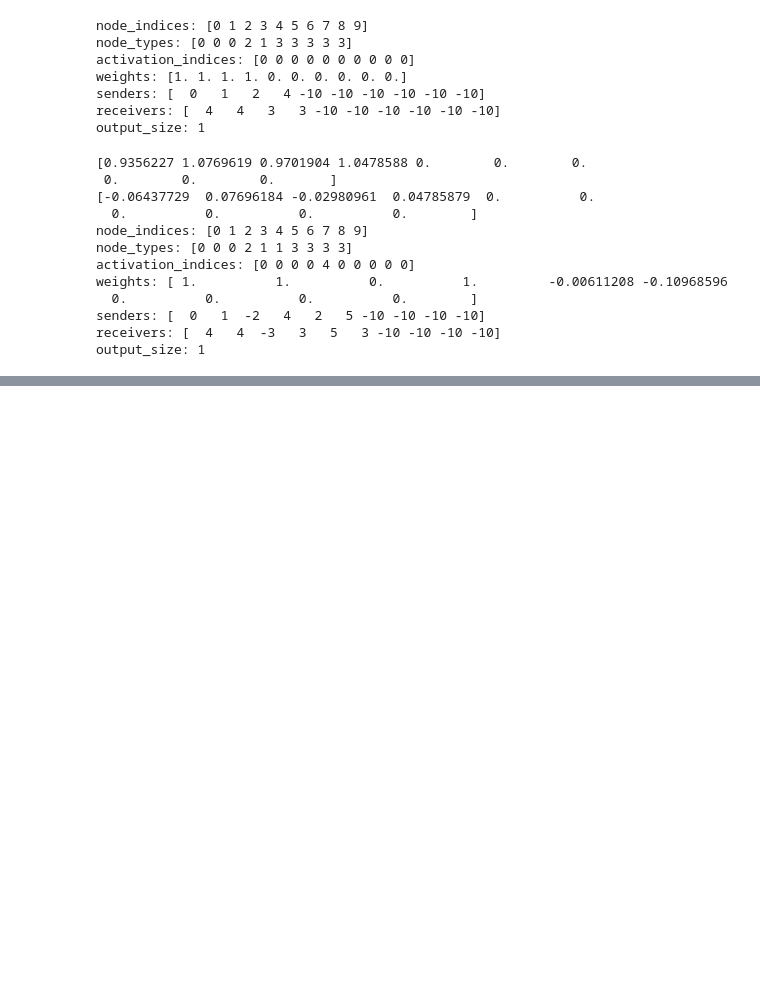
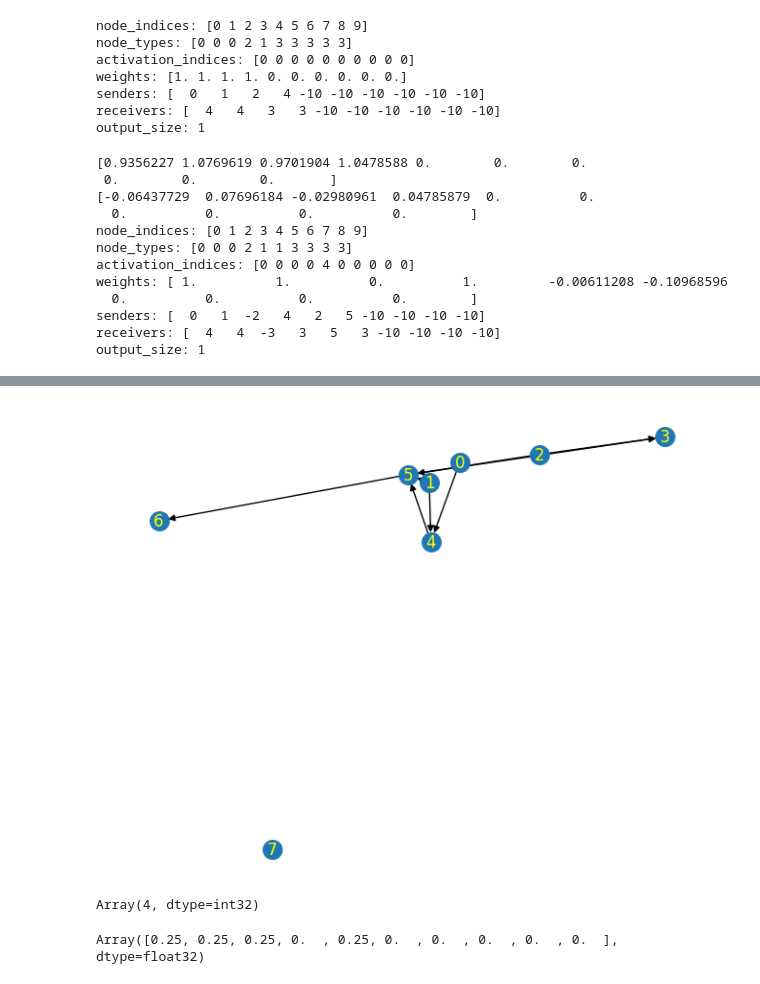
Before and after one commit to RPegoud/neat-jax, a Jupyter notebook: walkthroughs/mutation.ipynb, the cells around one changed output, grey strips where cells are left out. Drawn from its saved outputs; the diff is of its cells as text; code cells hidden in the pictures; blank space fills up the shorter version.

```diff
--- a/walkthroughs/mutation.ipynb
+++ b/walkthroughs/mutation.ipynb
@@ -90,3 +90,25 @@ weights: [ 1.          1.          0.          1.         -0.00611208 -0.1096859
 senders: [  0   1  -2   4   2   5 -10 -10 -10 -10]
 receivers: [  4   4  -3   3   5   3 -10 -10 -10 -10]
 output_size: 1
+# %%
+topology_config_0 = {
+    "max_nodes": 8,
+    "senders": jnp.array([0, 1, 1, 2, 2, 4, 5, 5]),
+    "receivers": jnp.array([4, 4, 5, 3, 5, 5, 3, 6]),
+    "weights": jnp.array([1, 1, 1, 1, 1, 1, 1, 1]),
+    "activation_indices": jnp.array([0, 0, 0, 0, 0, 0, 0]),
+    "node_types": jnp.array([0, 0, 0, 2, 1, 1, 2]),
+    "inputs": jnp.array([0.4, 0.3, 0.5]),
+    "output_size": 2,
+}
+mutation_config_certain = {
+    "weight_shift_rate": 1,
+    "weight_mutation_rate": 1,
+    "add_node_rate": 1,
+    "add_connection_rate": 1,
+}
+key = random.PRNGKey(1)
+activation_state, net = make_network(**topology_config_0)
+mutations = Mutations(max_nodes=max_nodes, **mutation_config_certain)
+
+net
@@ -92,0 +123,21 @@ output_size: 1
+# %%
+plot_network(net)
+# %% [output]
+[figure, added]
+# %%
+# select a sender node that is either of type 0 or 1
+valid_senders = jnp.int32(net.node_types < 2)
+selected = random.choice(
+    key,
+    jnp.arange(max_nodes) * valid_senders,
+    p=valid_senders / valid_senders.sum(),
+)
+# select possible receivers:
+# not already connected, receiver type > sender type but !=3
+# valid_receivers =
+# %% [output]
+Array(4, dtype=int32)
+# %%
+valid_senders / valid_senders.sum()
+# %% [output]
+Array([0.25, 0.25, 0.25, 0.  , 0.25, 0.  , 0.  , 0.  , 0.  , 0.  ],      dtype=float32)
```
Also changed, not shown: parts of 4 cells of this notebook, 6 other files.
